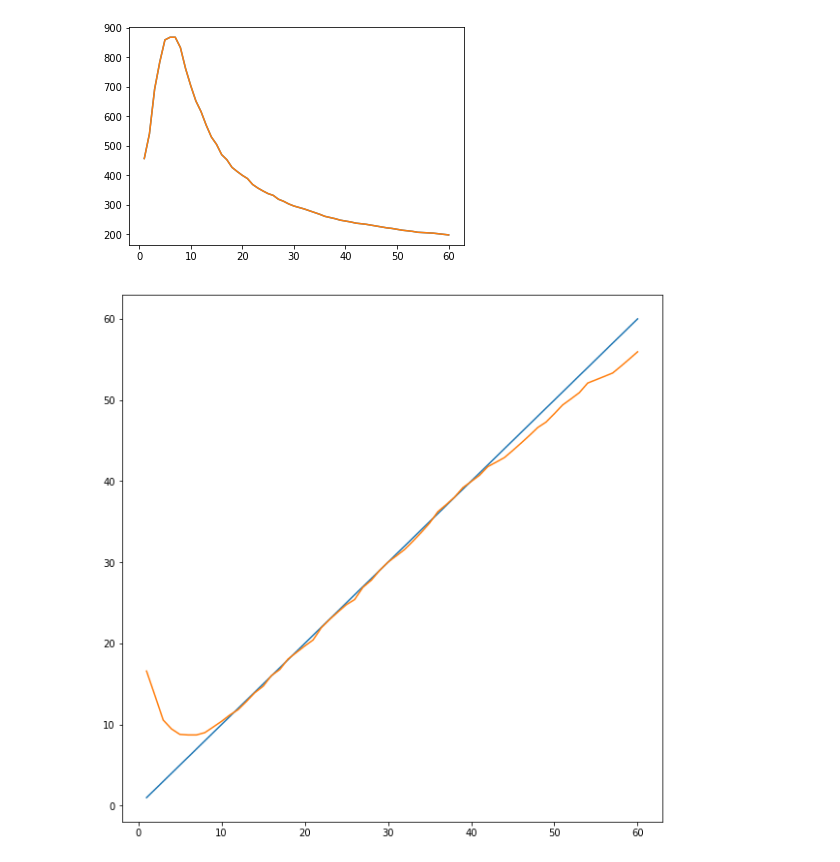
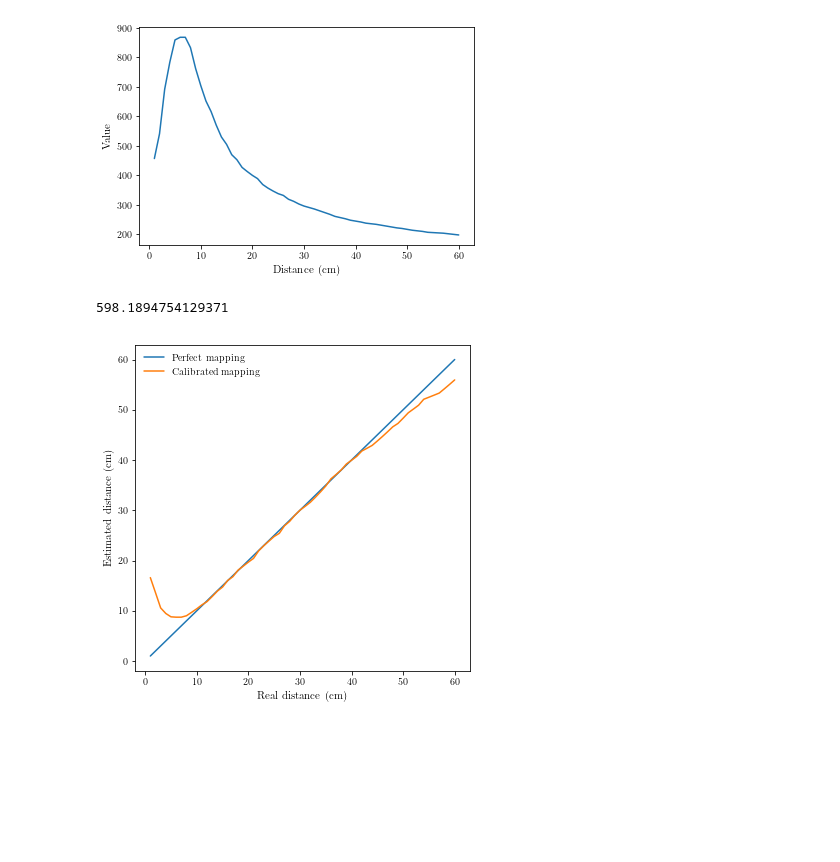
Before and after one commit to fznsakib/arduino-mapping, a Jupyter notebook: graphs/calibration.ipynb, the cells around one changed output. Cells and saved outputs as stored; diff of their text form; code cells hidden in the pictures; blank space fills up the shorter version.

```diff
--- a/graphs/calibration.ipynb
+++ b/graphs/calibration.ipynb
@@ -3,28 +3,45 @@ import matplotlib.pyplot as plt
 import numpy as np
 # %%
 # use LaTeX fonts in the plot
-# plt.rc('text', usetex=True)
-# plt.rc('font', family='serif')
+plt.rc('text', usetex=True)
+plt.rc('font', family='serif')
 # %%
-def plot_calibration_data(data, data2):
+def plot_calibration_data(data):
     fig, ax = plt.subplots()
 
     xs = [i for i in range(1, len(data) + 1)]
 
-    ax.plot(xs, data)
-    ax.plot(xs, data2)
+    ax.plot(xs, data, solid_capstyle='round')
+
+    ax.set_xlabel(r'Distance (cm)', fontsize=11)
+    ax.set_ylabel(r'Value', fontsize=11)
+    # ax.legend(frameon=False)
+
+    plt.show()
+
+    fig.savefig("plot.pdf", bbox_inches='tight')
 
     plt.show()
 
 def plot_distances(data):
-    fig, ax = plt.subplots(figsize=(10,10))
+    fig, ax = plt.subplots(figsize=(6,6))
 
     xs = [i for i in range(1, len(data) + 1)]
 
-    ax.plot(xs, xs)
-    ax.plot(xs, data)
+    ax.plot(xs, xs  , solid_capstyle='round', label='Perfect mapping')
+    ax.plot(xs, data, solid_capstyle='round', label='Calibrated mapping')
+
+    print(sum([(xs[i] - data[i])**2 for i in range(len(xs))]))
+
+    ax.set_xlabel(r'Real distance (cm)', fontsize=11)
+    ax.set_ylabel(r'Estimated distance (cm)', fontsize=11)
+    ax.legend(frameon=False)
 
     plt.show()
+
+    fig.savefig("calibrated.pdf", bbox_inches='tight')
+
+    plt.show()
 # %%
 eight_bits = [457, 541, 692, 784, 859, 868, 868, 833, 762, 704, 652, 616, 570, 530, 505, 470, 453, 427, 413, 400, 389, 369, 357, 347, 338, 332, 319, 312, 303, 296]
 eight_bits2 = [291, 286, 280, 274, 268, 261, 257, 253, 248, 245, 242, 238, 236, 234, 231, 228, 225, 222, 220, 217, 214, 212, 210, 207, 206, 205, 204, 202, 200, 198]
@@ -37,11 +54,12 @@ distances = ((voltages / 12.494) ** (1 / -0.616))
 distances2 = ((voltages / 22) ** (1 / -0.8))
 new_calibration = ((voltages**1.38 / 20) ** (1 / -0.78)) + 5
 # %%
-plot_calibration_data(final_eight_bits, final_eight_bits)
+plot_calibration_data(final_eight_bits)
 plot_distances(new_calibration)
 # %% [output]
-[figure, old version]
+[figure, new version]
+598.1894754129371
-[figure, old version]
+[figure, new version]
 # %%
 from scipy.optimize import curve_fit
 import math
```
Also changed, not shown: parts of 2 cells of this notebook.
